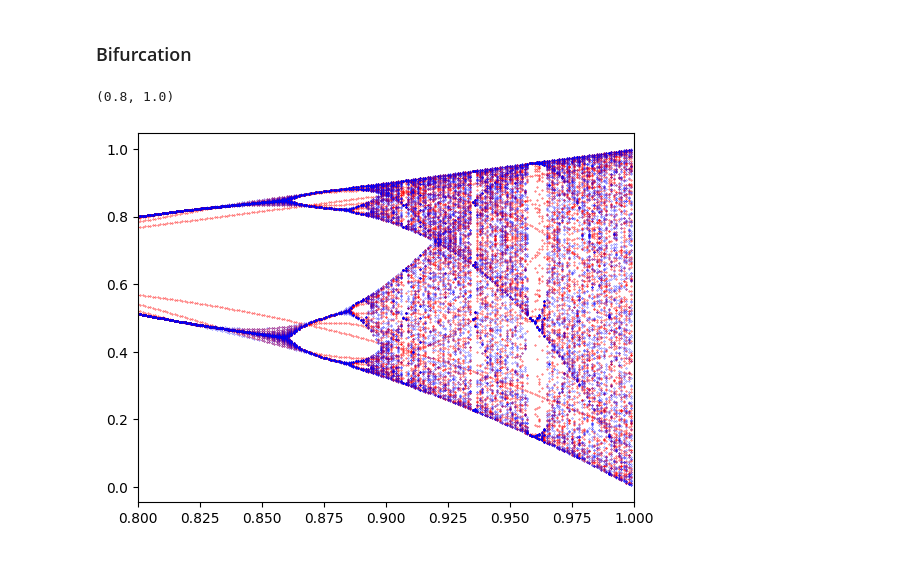
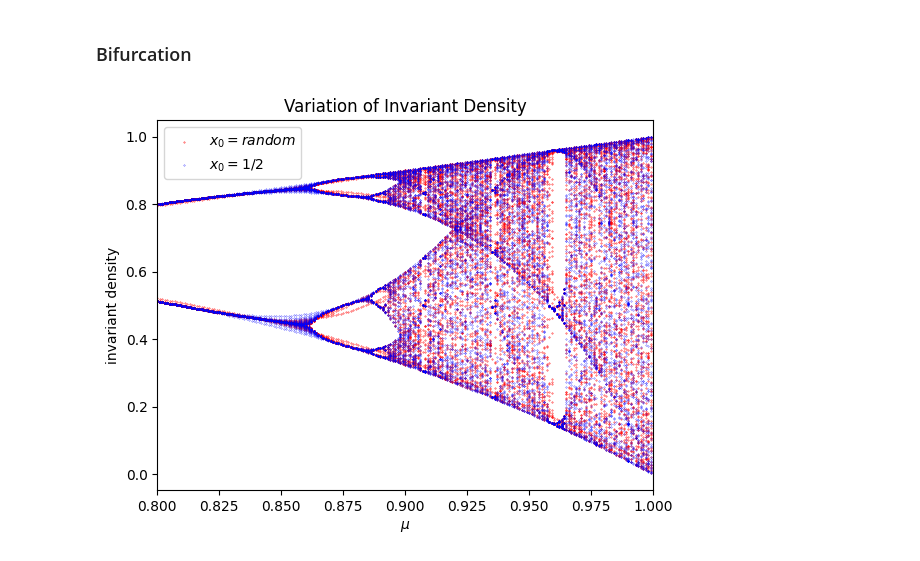
Before and after one commit to htsod/statistical_mechanics_models, a Jupyter notebook: invariant_measures/main.ipynb, the cells around one changed output. Cells and saved outputs as stored; diff of their text form; code cells hidden in the pictures.

```diff
--- a/invariant_measures/main.ipynb
+++ b/invariant_measures/main.ipynb
@@ -194,30 +198,39 @@ plt.tight_layout()
 # %%
 transient = 10000
 cycle = 100
 
 def bifurcation(mu, x_0=np.random.random()):
     x = []
     for i in range(transient):
         x_i = LogisticMapping(x_0, mu)
         x.append(x_i)
         x_0 = x_i
     return x[:cycle]
 
 mu_arr = np.arange(0.8, 1, 0.001)
 
 fig, ax = plt.subplots()
 
 
 for m in mu_arr:
     dots = bifurcation(m)
-    ax.scatter([m for i in range(cycle)], dots, s=0.1, color='r')
+    if m == mu_arr[-1]:
+        la = ["$x_{0}=random$", "$x_{0}=1/2$"]
+    else:
+        la = [None, None]
+    ax.scatter([m for i in range(cycle)], dots, s=0.1, color='r', label=la[0])
+
 
 
     x_half = bifurcation(m, 1/2)
-    ax.scatter([m for i in range(cycle)], x_half, s=0.05, color='b')
+    ax.scatter([m for i in range(cycle)], x_half, s=0.05, color='b', label=la[1])
 
 
 ax.set_xlim(0.8, 1)
+ax.set_xlabel("$\mu$")
+ax.set_ylabel("invariant density")
+ax.set_title("Variation of Invariant Density")
+ax.legend()
+plt.savefig("variation_invariant_measure")
 # %% [output]
-(0.8, 1.0)
-[figure, old version]
+[figure, new version]
```
Also changed, not shown: parts of 9 cells of this notebook, 22 other files.
